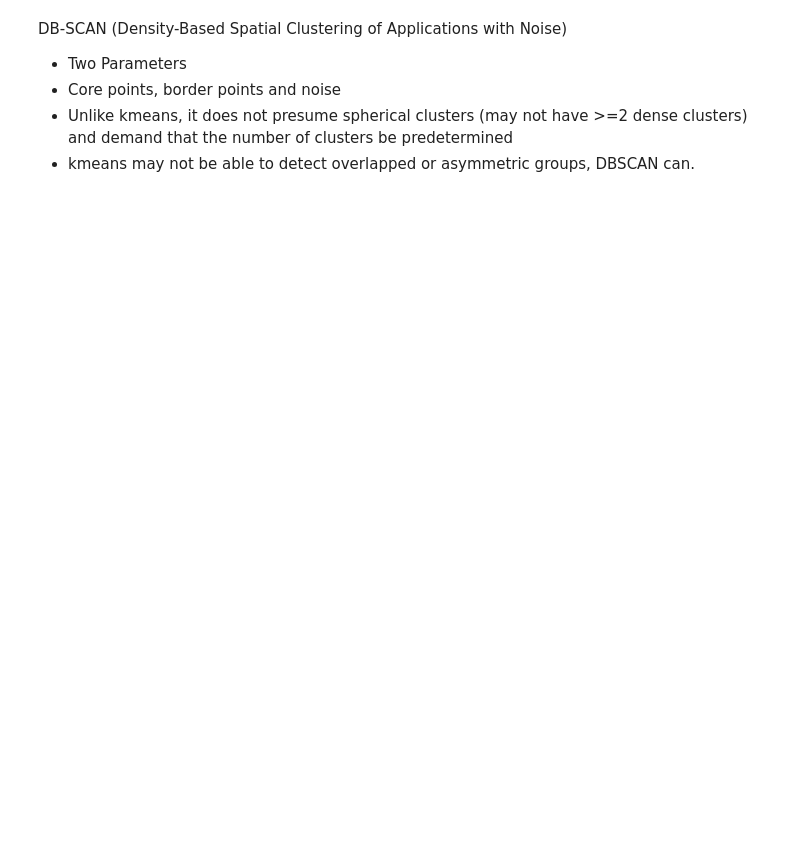
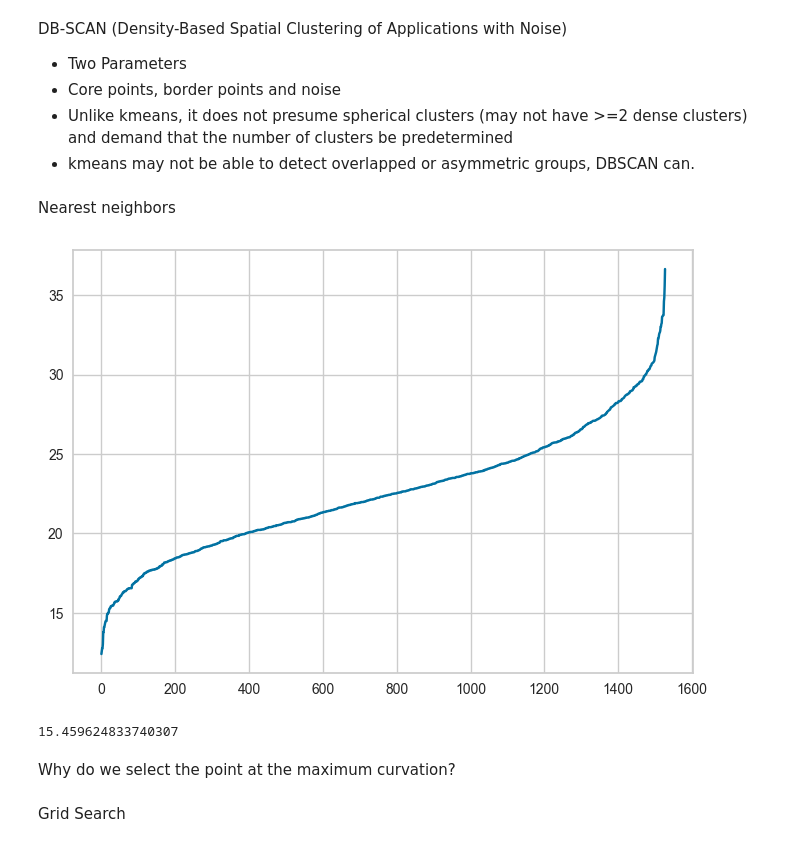
Before and after one commit to Arsh2607/SIT720-ML-Deakin, a Jupyter notebook: week3-clustering.ipynb, the cells around one changed output. Cells and saved outputs as stored; diff of their text form; code cells hidden in the pictures; blank space fills up the shorter version.

```diff
--- a/week3-clustering.ipynb
+++ b/week3-clustering.ipynb
@@ -442,0 +334,2 @@ clusters be predetermined
+# %% [markdown]
+Nearest neighbors
@@ -442,0 +339,35 @@ clusters be predetermined
+# %%
+# for all the points, we calculate the distance to the nearest point
+neigh = NearestNeighbors(n_neighbors=9,  algorithm="auto")
+nbrs = neigh.fit(X)
+distances, indices = nbrs.kneighbors(X)
+distances = np.sort(distances[:,-1])
+plt.plot(distances)
+plt.show()
+
+# How to choose K?
+# K=9
+# the submission from Alen Joseph Ben uses KNN to determine n_neighbors
+# X_train, X_val, y_train, y_val = train_test_split(X, y, test_size=0.2, random_state=42)
+# k_range = list(range(1, 21))
+
+# cv_scores = []
+# for k in k_range:
+#     knn = KNeighborsClassifier(n_neighbors=k)
+#     scores = cross_val_score(knn, X_train, y_train, cv=10, scoring='accuracy')
+#     cv_scores.append(scores.mean())
+#     print("k = %d, accuracy = %0.3f" % (k, scores.mean()))
+# # Print the best value of k
+# best_k = k_range[cv_scores.index(max(cv_scores))]
+# print("Best k: %d" % best_k)
+# # Final evaluation
+# final_knn = KNeighborsClassifier(n_neighbors=best_k)
+# final_knn.fit(X_train, y_train)
+# final_score = final_knn.score(X_val, y_val)
+# print(final_score)
+# %% [output]
+[figure, added]
+# %%
+distances[30]
+# %% [output]
+15.459624833740307
@@ -443 +394,5 @@ clusters be predetermined
+# %% [markdown]
+Why do we select the point at the maximum curvation?
+# %% [markdown]
+Grid Search
 # %%
```
Also changed, not shown: parts of 61 cells of this notebook, 18 other files.
